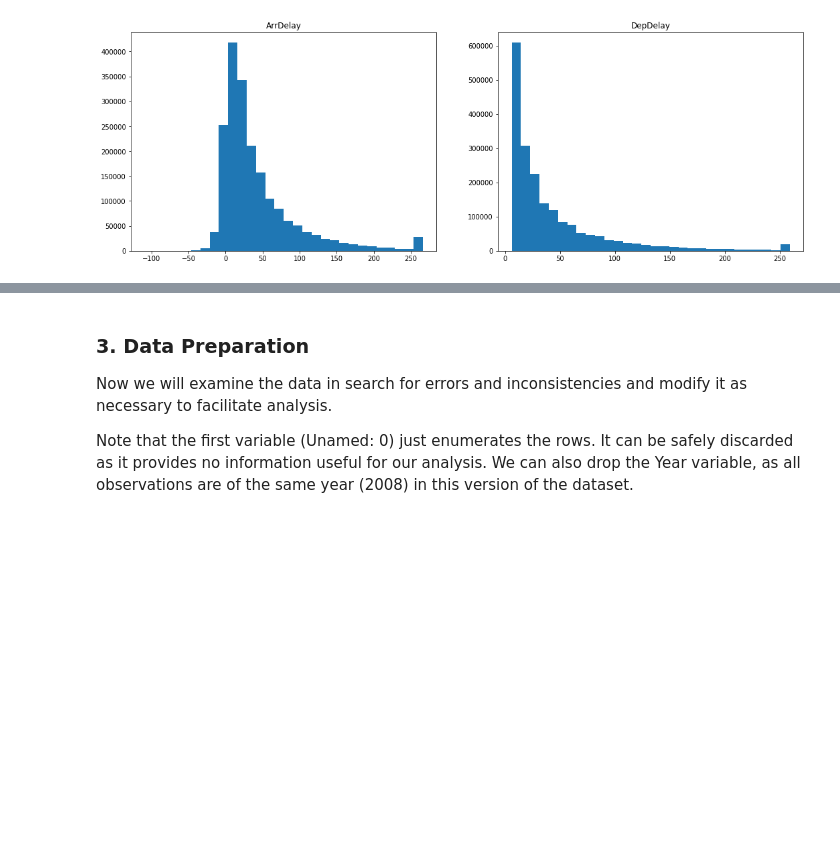
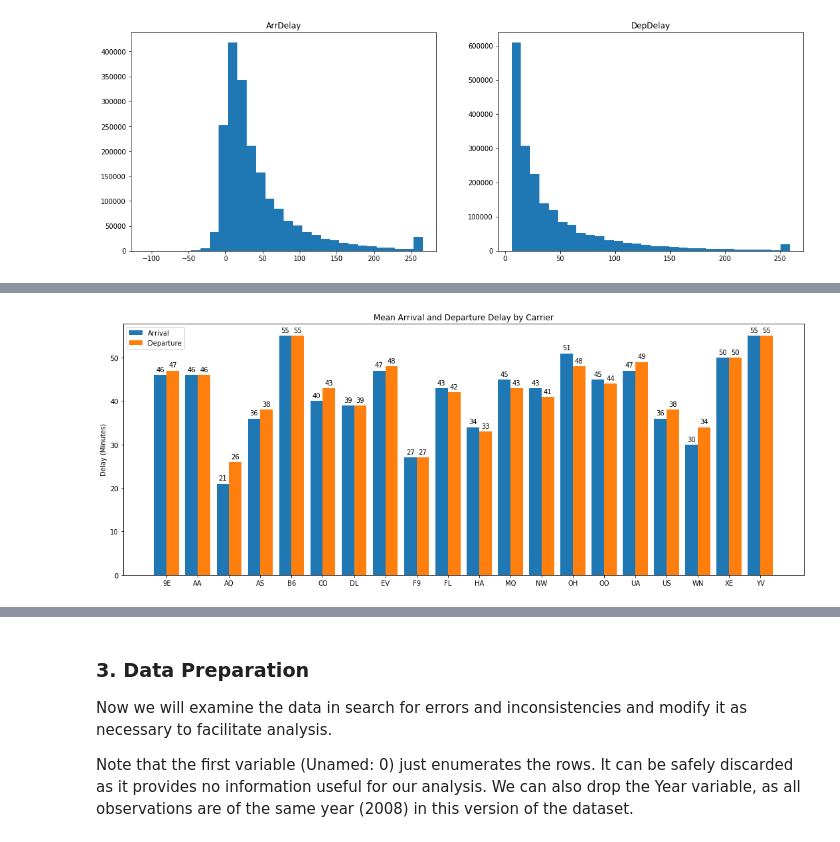
Before and after one commit to s-londono/airlinedelaystats, a Jupyter notebook: AirlineDelayAnalysis.ipynb, the cells around one changed output, grey strips where cells are left out. Saved outputs shown, nothing was run; the diff lists cells and outputs as text; code cells hidden in the pictures; blank space fills up the shorter version.

Commit message:
Added Utilities module. Plotted delays and cancellations by carrier and month.

```diff
--- a/AirlineDelayAnalysis.ipynb
+++ b/AirlineDelayAnalysis.ipynb
@@ -161,0 +174,17 @@ In both histograms the last bar represents the outliers greater than the 99th pe
+# %%
+# Group the dataset by carrier and compute the mean for each variable
+df_carrier_delay_perf = df_flight_delays[["UniqueCarrier", "ArrDelay", "DepDelay"]]
+delay_means = df_carrier_delay_perf.groupby("UniqueCarrier").mean()
+
+# Series to plot: mean arrival delay and mean departure delay by carrier
+arrival_means = delay_means["ArrDelay"].astype("int64")
+depart_means = delay_means["DepDelay"].astype("int64")
+labels = delay_means.index
+
+title = "Mean Arrival and Departure Delay by Carrier"
+ylabel = "Delay (Minutes)"
+
+# Plot mean departure and arrival delays by carrier
+util.bi_bar_plot(labels, arrival_means, depart_means, "Arrival", "Departure", ylabel, title, figsize=(15, 6))
+# %% [output]
+[figure, added]
```
Also changed, not shown: parts of 11 cells of this notebook, 2 other files.
